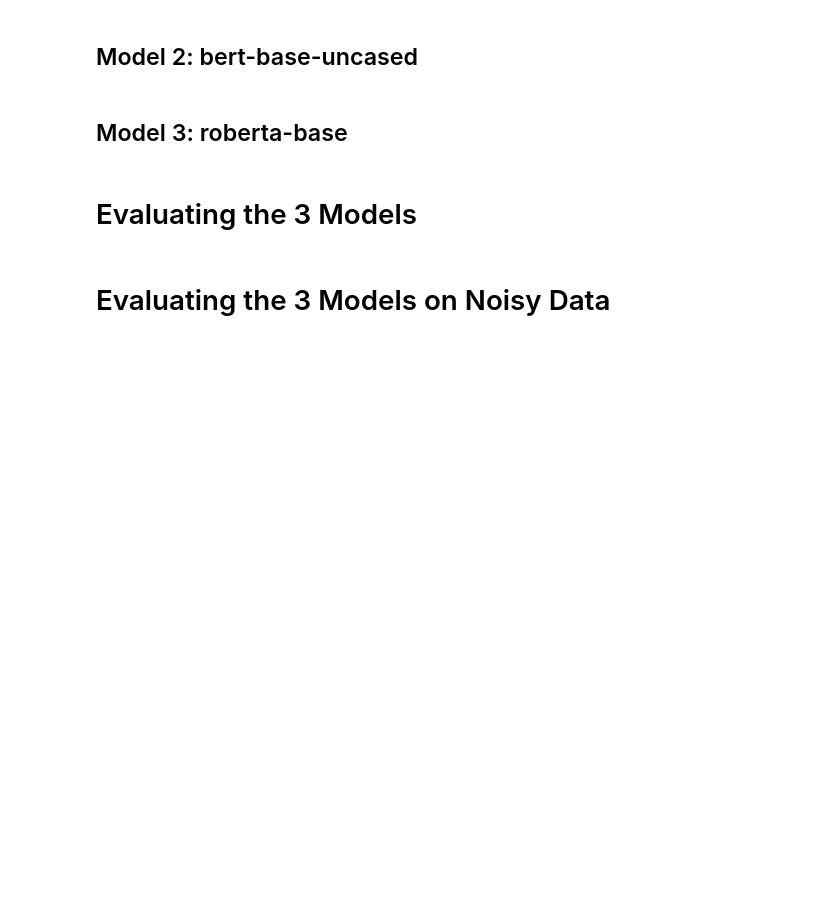
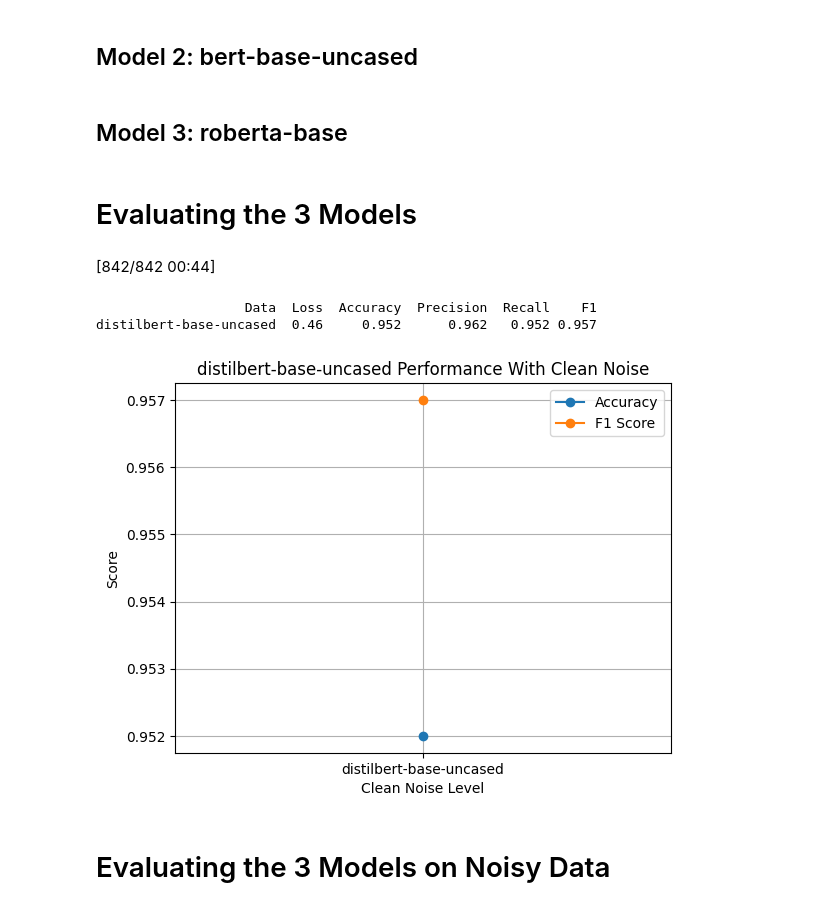
Before and after one commit to pa185/Coding_Project_Philip_Allen_CSM500-2026-APR_240233660, a Jupyter notebook: model-1.ipynb, the cells around one changed output. Drawn from its saved outputs; the diff is of its cells as text; code cells hidden in the pictures; blank space fills up the shorter version.

Commit message:
Made the model evaluation update to allow a simple call. not figured out the graph function yet. will do next

```diff
--- a/model-1.ipynb
+++ b/model-1.ipynb
@@ -353,7 +353,7 @@ print(results.to_string(index = False))
 
 This function takes tokenized test data and runs an evaluation on it from the trainer and prints and returns the results of that evaluation
 # %%
-def model_evaluation(tokenized_test_data, data_name):
+def model_evaluation(tokenized_test_data, data_name, trainer):
     test_results = trainer.evaluate(tokenized_test_data)
 
     results = pd.DataFrame([
@@ -780,5 +783,15 @@ trainer_model_3 = train_model(
 )
 # %% [markdown]
 # Evaluating the 3 Models
+# %%
+model_1_results = model_evaluation(tokenized_sst2_model_1["test"], "Clean", trainer_model_1)
+# %% [output]
+[842/842 00:44]
+                   Data  Loss  Accuracy  Precision  Recall    F1
+distilbert-base-uncased  0.46     0.952      0.962   0.952 0.957
+# %%
+accuracy_f1_graph(model_1_results, "Clean", model_1)
+# %% [output]
+[figure, added]
 # %% [markdown]
 # Evaluating the 3 Models on Noisy Data
```
Also changed, not shown: parts of 1 cell of this notebook.
